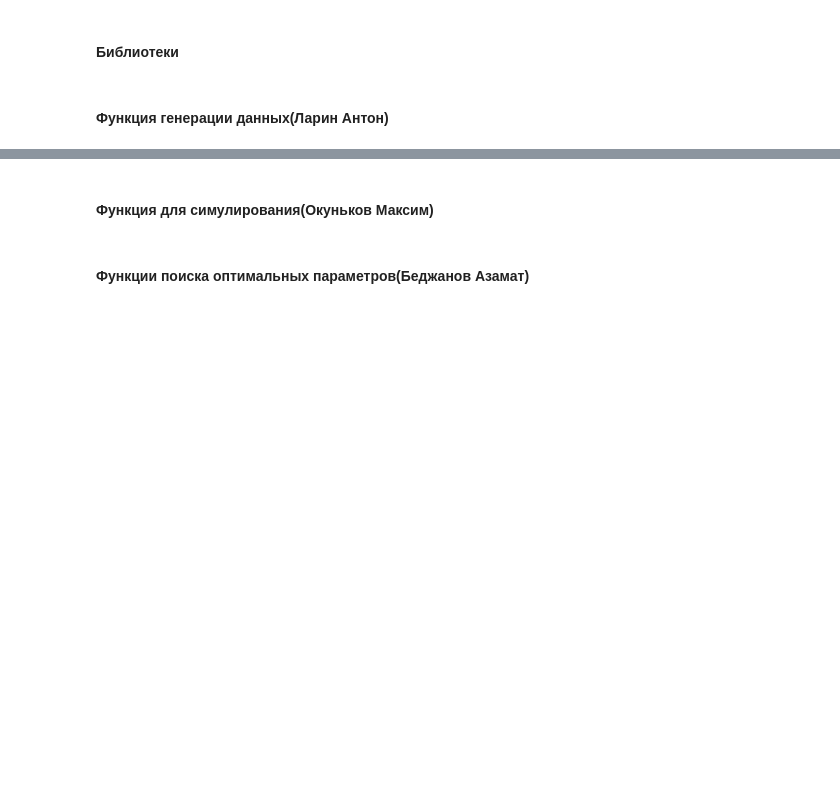
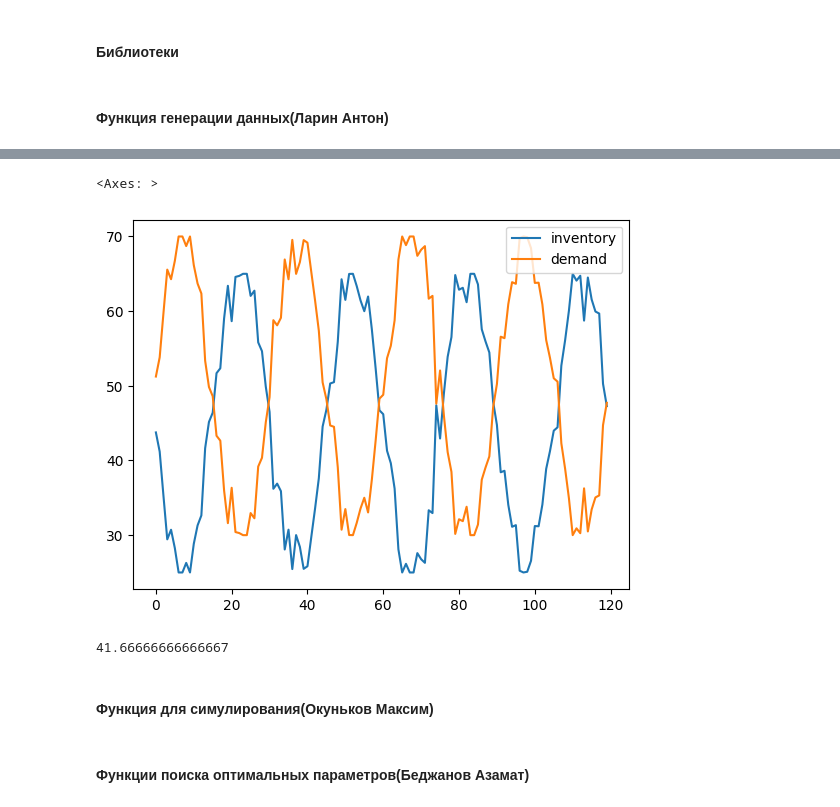
Before and after one commit to Dmitrii975/PD, a Jupyter notebook: PD.ipynb, the cells around one changed output, grey strips where cells are left out. Cells and saved outputs as stored; diff of their text form; code cells hidden in the pictures; blank space fills up the shorter version.

```diff
--- a/PD.ipynb
+++ b/PD.ipynb
@@ -11,7 +11,7 @@ import optuna
 # %% [markdown]
 #### Функция генерации данных(Ларин Антон)
 # %%
-def generate_production_scenario(periods=120, seed=42):
+def generate_production_scenario(periods=120, seed=42, max_space=100):
     np.random.seed(seed)
     dates = pd.date_range('2024-01-01', periods=periods, freq='D')
     days = np.arange(periods)
@@ -33,7 +33,9 @@ def generate_production_scenario(periods=120, seed=42):
         'location': 'Factory_A',
         'production': production,
         'demand': demand_a,
-        'initial_inventory': 45
+        'initial_inventory': 45,
+        'max_space': max_space,
+        'travel': False
     })
 
     df_b = pd.DataFrame({
@@ -41,7 +43,18 @@ def generate_production_scenario(periods=120, seed=42):
         'location': 'Factory_B',
         'production': production,
         'demand': demand_b,
-        'initial_inventory': 45
+        'initial_inventory': 45,
+        'max_space': max_space,
+        'travel': False
     })
 
     return pd.concat([df_a, df_b], ignore_index=True)
+# %%
+df = generate_production_scenario()
+df = df[df['location'] == 'Factory_A']
+cur_inv = df['initial_inventory'].iloc[0]
+history = []
+for i in df.values:
+    history.append(cur_inv + i[2] - i[3])
+df['inventory'] = history
+df.head()
@@ -47,0 +68,9 @@ def generate_production_scenario(periods=120, seed=42):
+# %%
+df[['inventory', 'demand']].plot()
+# %% [output]
+<Axes: >
+[figure, added]
+# %%
+sum(df['inventory'] > 50) / len(df) * 100
+# %% [output]
+41.66666666666667
```
Also changed, not shown: parts of 2 cells of this notebook, 8 other files.
